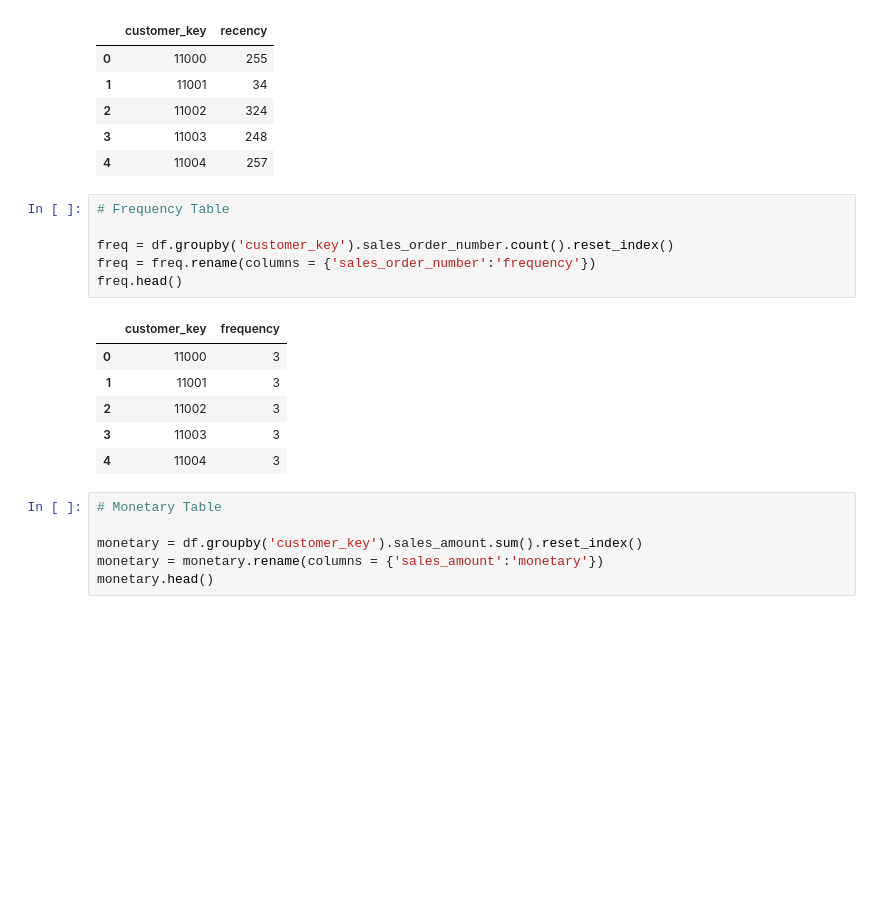
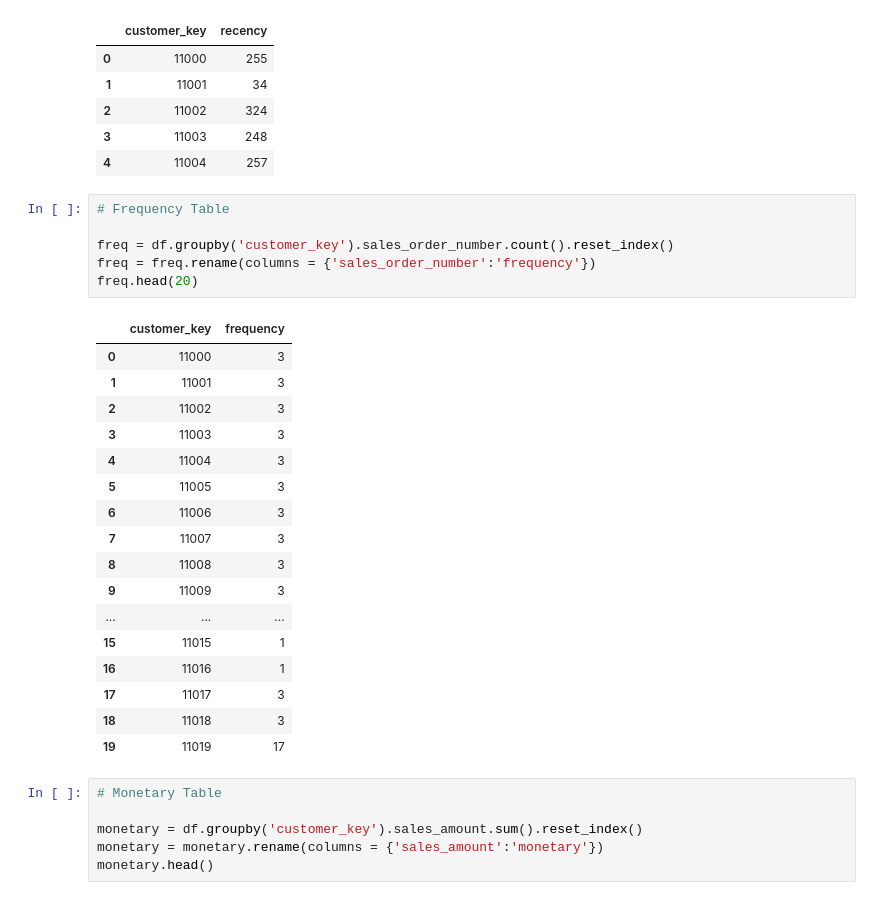
Before and after one commit to Tamuonanthit/FinalProject__231PP0802_Group4, a Jupyter notebook: RFM copy.ipynb, the cells around one changed output. Drawn from its saved outputs; the diff is of its cells as text; blank space fills up the shorter version.

```diff
--- a/RFM copy.ipynb
+++ b/RFM copy.ipynb
@@ -189,16 +190,27 @@ recency.head()
 # %%
 # Frequency Table
 
 freq = df.groupby('customer_key').sales_order_number.count().reset_index()
 freq = freq.rename(columns = {'sales_order_number':'frequency'})
-freq.head()
+freq.head(20)
 # %% [output]
 |  | customer_key | frequency |
 | 0 | 11000 | 3 |
 | 1 | 11001 | 3 |
 | 2 | 11002 | 3 |
 | 3 | 11003 | 3 |
 | 4 | 11004 | 3 |
+| 5 | 11005 | 3 |
+| 6 | 11006 | 3 |
+| 7 | 11007 | 3 |
+| 8 | 11008 | 3 |
+| 9 | 11009 | 3 |
+| ... | ... | ... |
+| 15 | 11015 | 1 |
+| 16 | 11016 | 1 |
+| 17 | 11017 | 3 |
+| 18 | 11018 | 3 |
+| 19 | 11019 | 17 |
 # %%
 # Monetary Table
 
```
Also changed, not shown: parts of 15 cells of this notebook.
